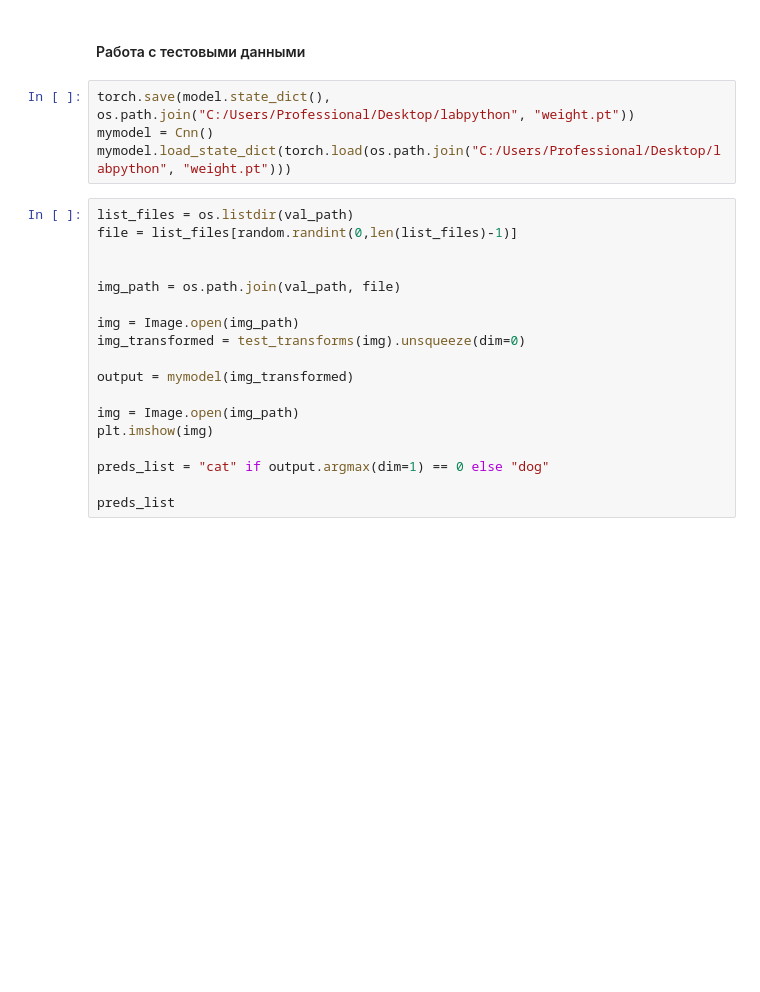
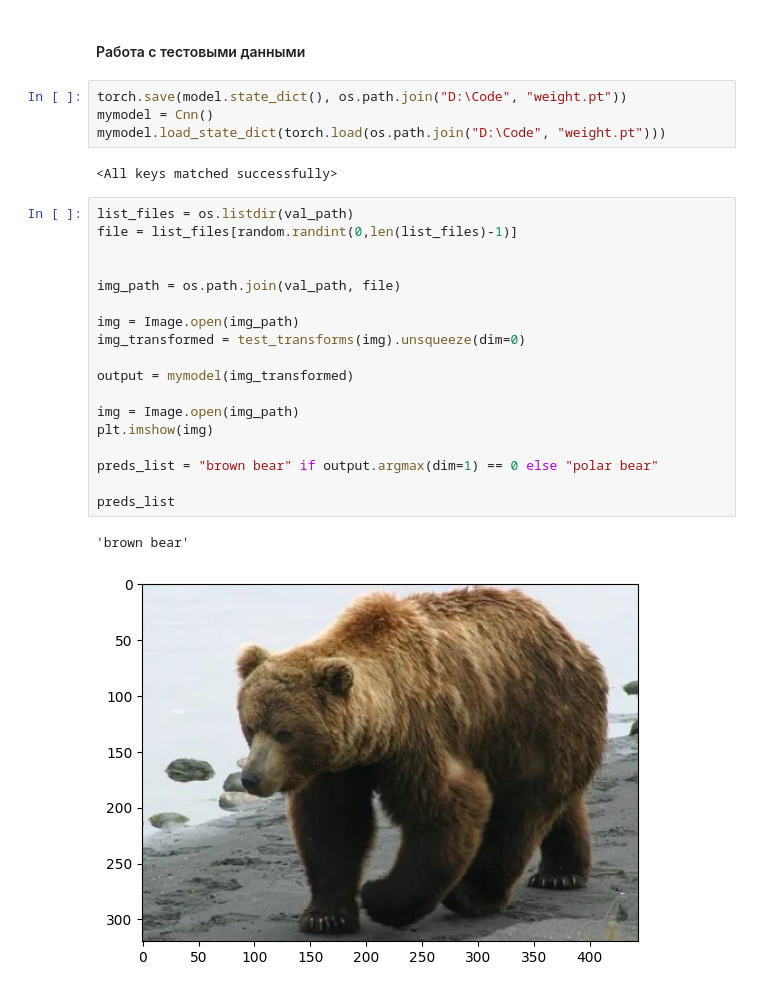
Before and after one commit to n0v4to/proga, a Jupyter notebook: model.ipynb, the cells around one changed output. Drawn from its saved outputs; the diff is of its cells as text; blank space fills up the shorter version.

```diff
--- a/model.ipynb
+++ b/model.ipynb
@@ -719,24 +727,29 @@ for ax in axes.ravel():
 # %% [markdown]
 #### Работа с тестовыми данными
 # %%
-torch.save(model.state_dict(), os.path.join("C:/Users/Professional/Desktop/labpython", "weight.pt"))
+torch.save(model.state_dict(), os.path.join("D:\Code", "weight.pt"))
 mymodel = Cnn()
-mymodel.load_state_dict(torch.load(os.path.join("C:/Users/Professional/Desktop/labpython", "weight.pt")))
+mymodel.load_state_dict(torch.load(os.path.join("D:\Code", "weight.pt")))
+# %% [output]
+<All keys matched successfully>
 # %%
 list_files = os.listdir(val_path)
 file = list_files[random.randint(0,len(list_files)-1)]
 
 
 img_path = os.path.join(val_path, file)
 
 img = Image.open(img_path)
 img_transformed = test_transforms(img).unsqueeze(dim=0)
 
 output = mymodel(img_transformed)
 
 img = Image.open(img_path)
 plt.imshow(img)
 
-preds_list = "cat" if output.argmax(dim=1) == 0 else "dog"
+preds_list = "brown bear" if output.argmax(dim=1) == 0 else "polar bear"
 
 preds_list
+# %% [output]
+'brown bear'
+[figure, added]
```
Also changed, not shown: parts of 6 cells of this notebook.
